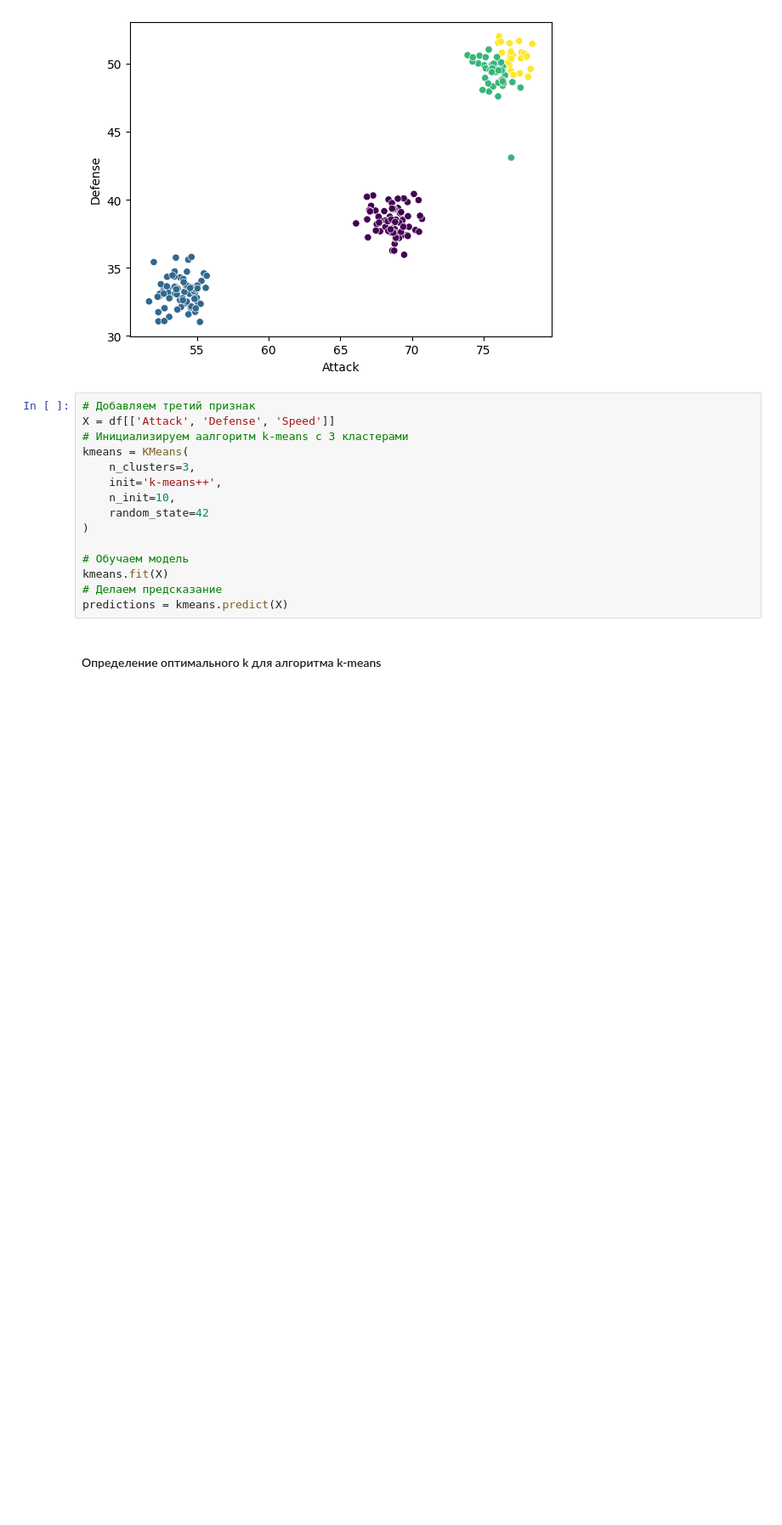
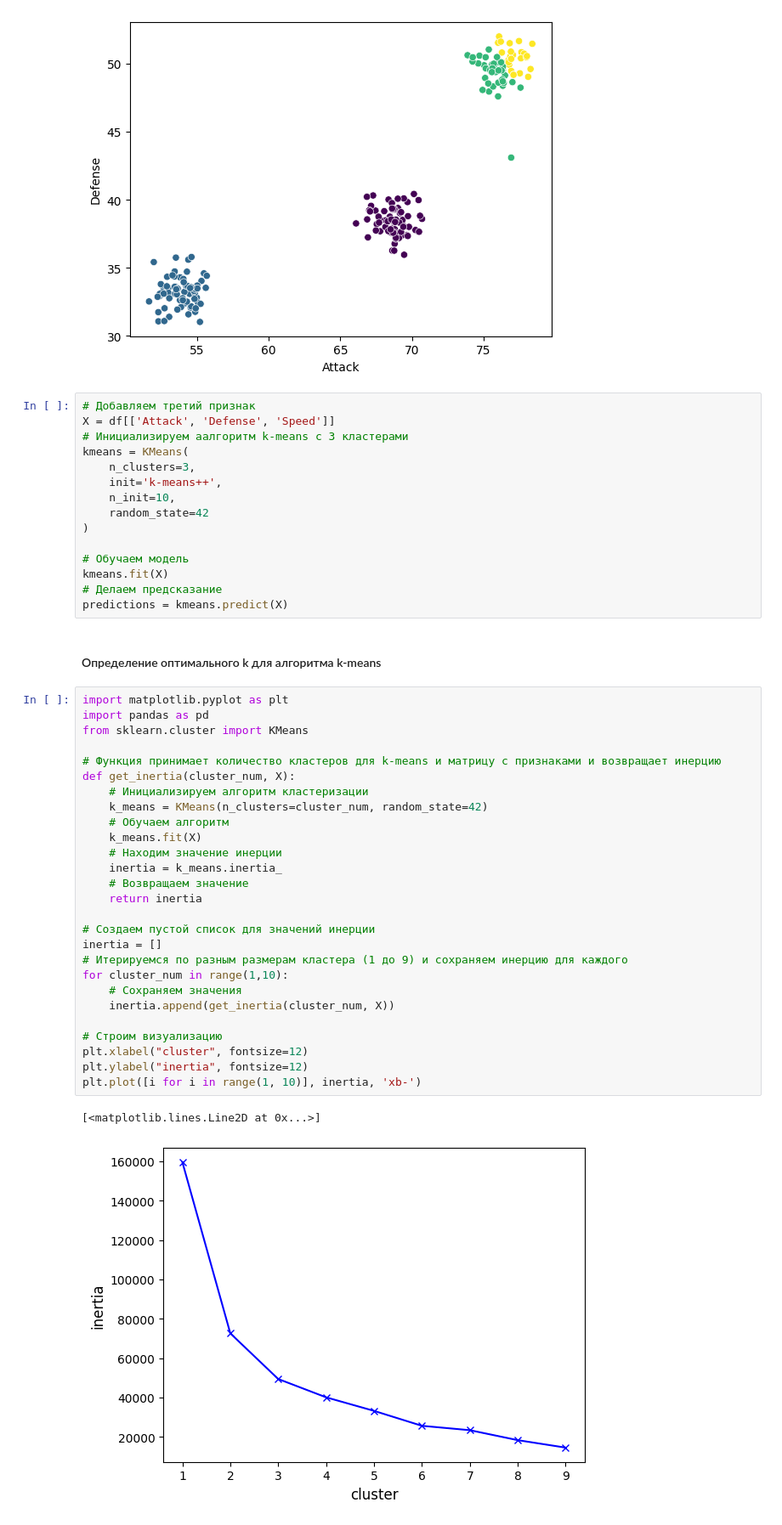
Before and after one commit to Kagemushe/sf_data_science, a Jupyter notebook: Block_4/Block_4_4.ipynb, the cells around one changed output. Shown at 85% size. Saved outputs shown, nothing was run; the diff lists cells and outputs as text; blank space fills up the shorter version.

```diff
--- a/Block_4/Block_4_4.ipynb
+++ b/Block_4/Block_4_4.ipynb
@@ -95,3 +95,33 @@ kmeans.fit(X)
 predictions = kmeans.predict(X)
 # %% [markdown]
 #### Определение оптимального k для алгоритма k-means
+# %%
+import matplotlib.pyplot as plt
+import pandas as pd
+from sklearn.cluster import KMeans
+
+# Функция принимает количество кластеров для k-means и матрицу с признаками и возвращает инерцию
+def get_inertia(cluster_num, X):
+    # Инициализируем алгоритм кластеризации
+    k_means = KMeans(n_clusters=cluster_num, random_state=42)
+    # Обучаем алгоритм
+    k_means.fit(X)
+    # Находим значение инерции
+    inertia = k_means.inertia_
+    # Возвращаем значение
+    return inertia
+
+# Создаем пустой список для значений инерции
+inertia = []
+# Итерируемся по разным размерам кластера (1 до 9) и сохраняем инерцию для каждого
+for cluster_num in range(1,10):
+    # Сохраняем значения
+    inertia.append(get_inertia(cluster_num, X))
+
+# Строим визуализацию
+plt.xlabel("cluster", fontsize=12)
+plt.ylabel("inertia", fontsize=12)
+plt.plot([i for i in range(1, 10)], inertia, 'xb-')
+# %% [output]
+[<matplotlib.lines.Line2D at 0x...>]
+[figure, added]
```
Also changed, not shown: parts of 6 cells of this notebook.
